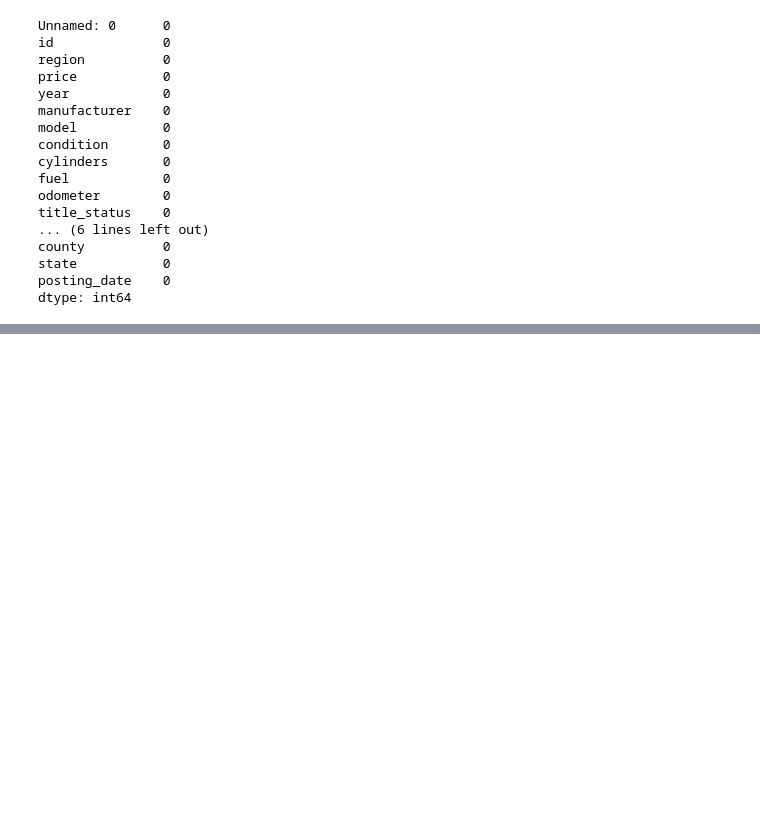
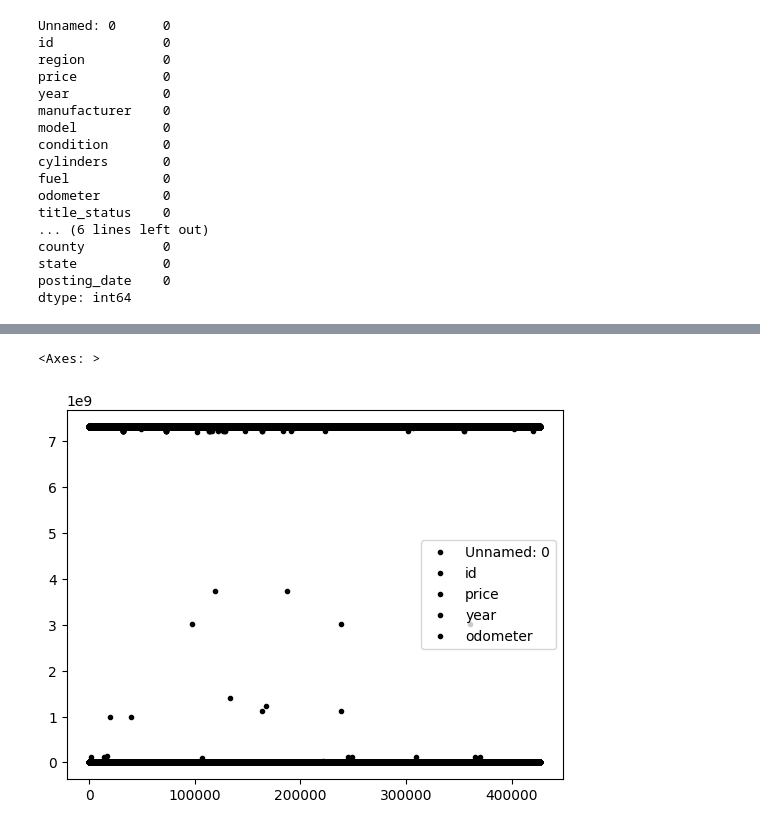
Before and after one commit to EliMuigo/Time_Series_Model, a Jupyter notebook: time-series-modelling.ipynb, the cells around one changed output, grey strips where cells are left out. Cells and saved outputs as stored; diff of their text form; code cells hidden in the pictures; blank space fills up the shorter version.

```diff
--- a/time-series-modelling.ipynb
+++ b/time-series-modelling.ipynb
@@ -54,5 +54,3 @@ dataset.tail()
 dataset.loc[0,'posting_date']
 # %% [output]
 '2021-04-16 00:00:00+00:00'
-# %%
-dataset['posting_date'] = pd.to_datetime(dataset['posting_date'], format='%Y-%m-%d %H:%M:%S%z')
@@ -171,0 +183,6 @@ pandas.core.frame.DataFrame
+# %%
+#plotting the dataset
+dataset.plot(style='k.')
+# %% [output]
+<Axes: >
+[figure, added]
```
Also changed, not shown: parts of 5 cells of this notebook.
